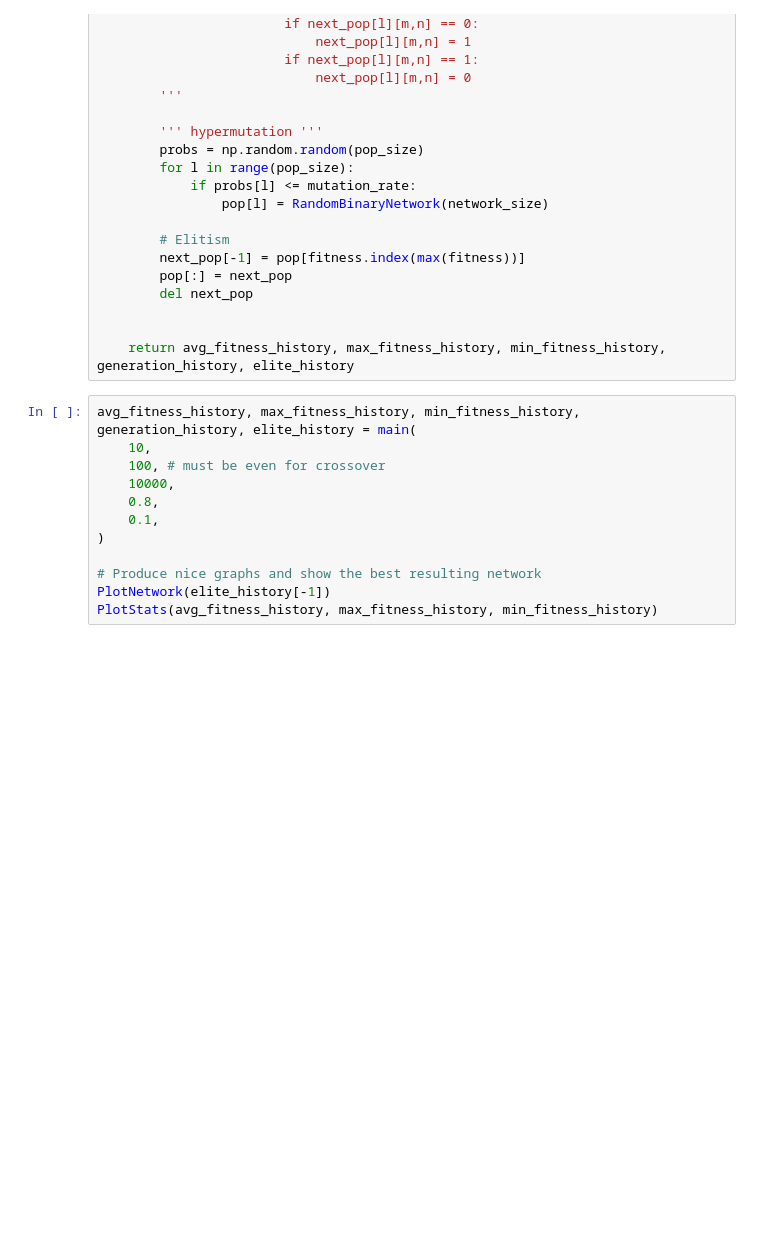
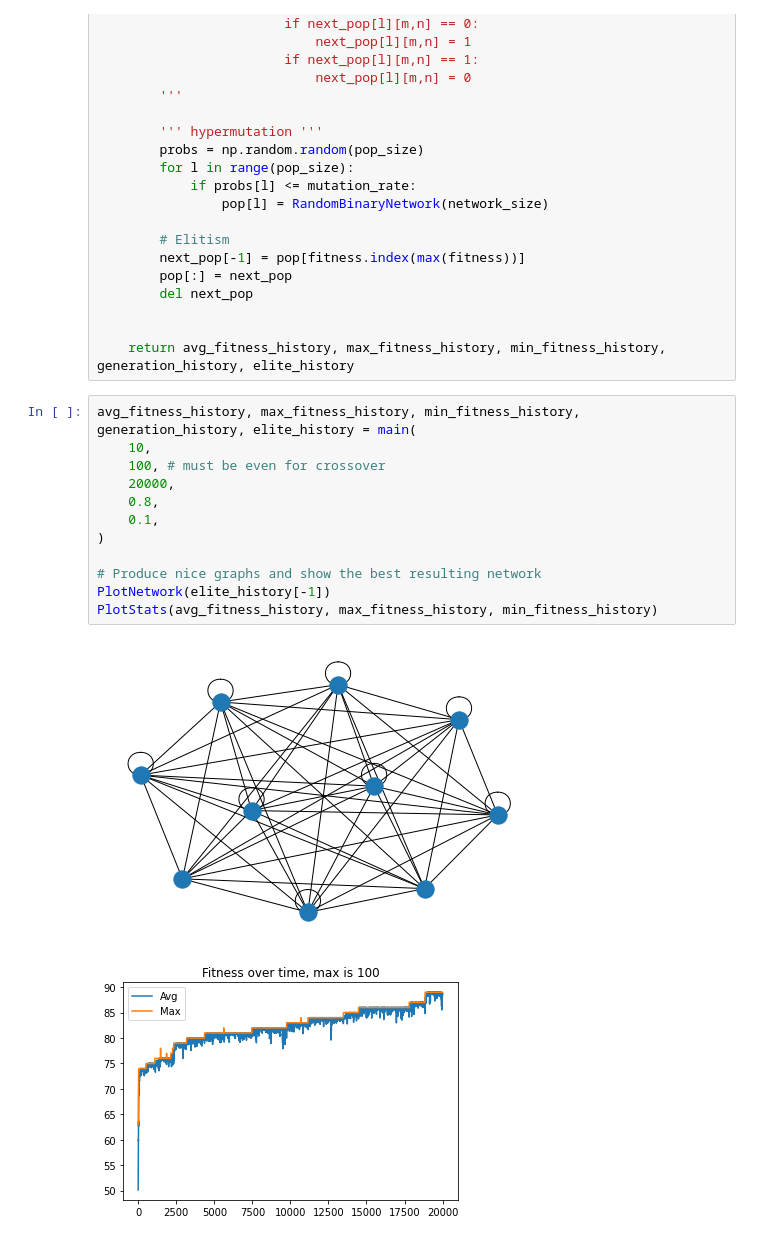
Before and after one commit to aymericvie/EvoNetworks, a Jupyter notebook: evon/complete_nw_search.ipynb, the cells around one changed output. Cells and saved outputs as stored; diff of their text form; blank space fills up the shorter version.

```diff
--- a/evon/complete_nw_search.ipynb
+++ b/evon/complete_nw_search.ipynb
@@ -126,12 +126,15 @@ def main(
 # %%
 avg_fitness_history, max_fitness_history, min_fitness_history, generation_history, elite_history = main(
     10,
     100, # must be even for crossover
-    10000,
+    20000,
     0.8,
     0.1,
 )
 
 # Produce nice graphs and show the best resulting network
 PlotNetwork(elite_history[-1])
 PlotStats(avg_fitness_history, max_fitness_history, min_fitness_history)
+# %% [output]
+[figure, added]
+[figure, added]
```
Also changed, not shown: 1 other file.
